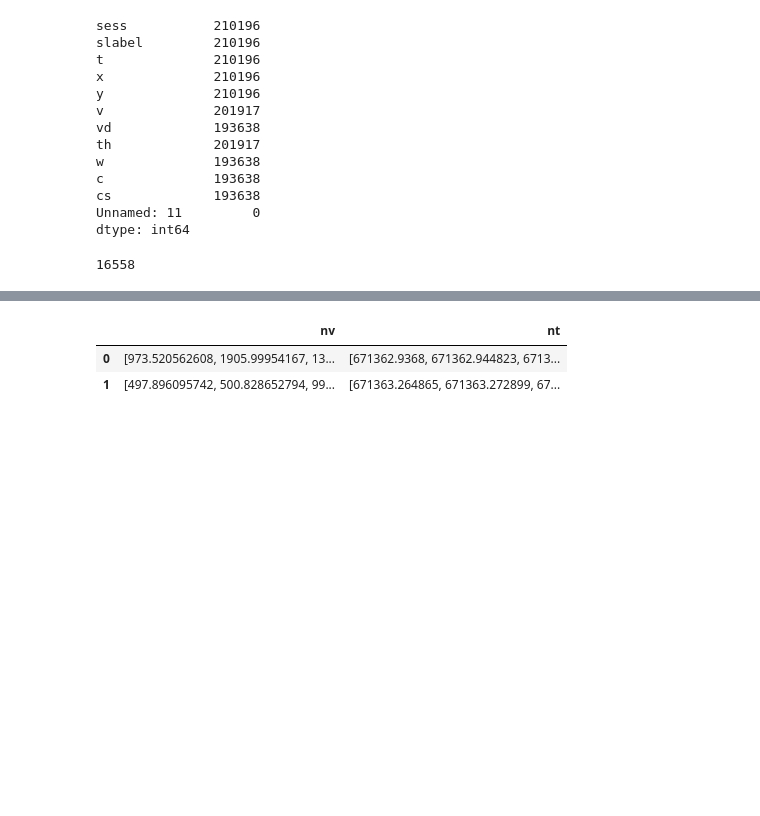
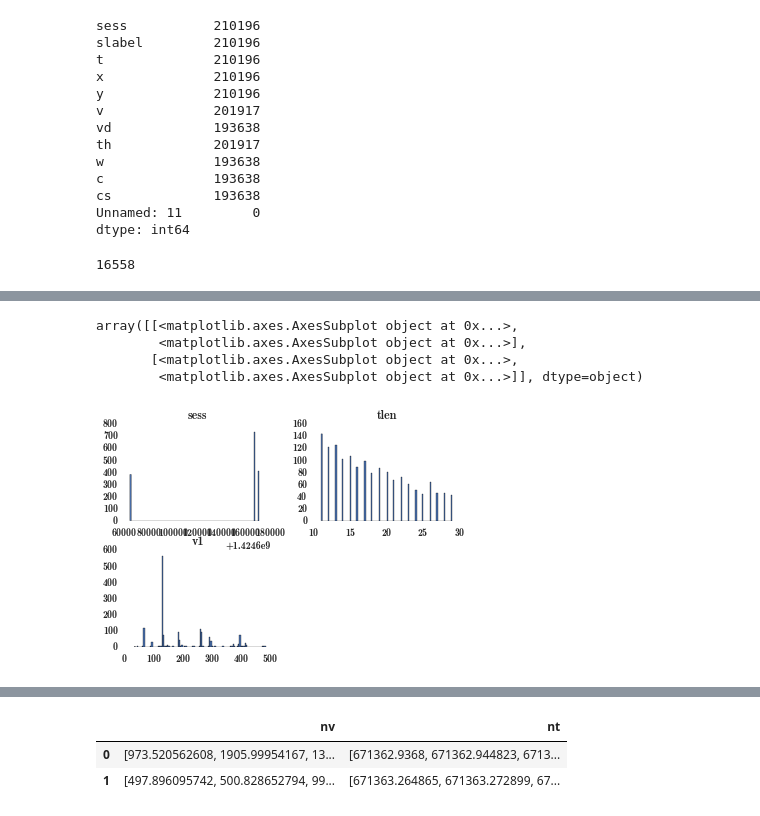
Before and after one commit to andrwat/DA, a Jupyter notebook: notebooks/Final Project.ipynb, the cells around one changed output, grey strips where cells are left out. Drawn from its saved outputs; the diff is of its cells as text; code cells hidden in the pictures; blank space fills up the shorter version.

```diff
--- a/notebooks/Final Project.ipynb
+++ b/notebooks/Final Project.ipynb
@@ -75,0 +93,2 @@ features[['x','xlen','y','ylen','t','tlen','v','vlen']].head()
+# %%
+vt=r[['sess','v','t','tlen']]
@@ -75,0 +106,4 @@ features[['x','xlen','y','ylen','t','tlen','v','vlen']].head()
+# %%
+vt['nv'] = [map(float, vt.v[i][1:-2].split(',')) for i in vt.index]
+vt['nt'] = [map(float, vt.t[i][1:-2].split(',')[:-1]) for i in vt.index]
+vt.head(2)
@@ -75,0 +123,3 @@ features[['x','xlen','y','ylen','t','tlen','v','vlen']].head()
+# %%
+f = lambda x: x[0]
+vt['v1'] = vt.nv[0:].apply(f)
@@ -75,0 +138,2 @@ features[['x','xlen','y','ylen','t','tlen','v','vlen']].head()
+# %%
+nvt=vt[vt['v1']<500]
@@ -75,0 +152,8 @@ features[['x','xlen','y','ylen','t','tlen','v','vlen']].head()
+# %%
+nvt.hist(bins=100)
+# %% [output]
+array([[<matplotlib.axes.AxesSubplot object at 0x...>,
+        <matplotlib.axes.AxesSubplot object at 0x...>],
+       [<matplotlib.axes.AxesSubplot object at 0x...>,
+        <matplotlib.axes.AxesSubplot object at 0x...>]], dtype=object)
+[figure, added]
```
Also changed, not shown: parts of 29 cells of this notebook.
